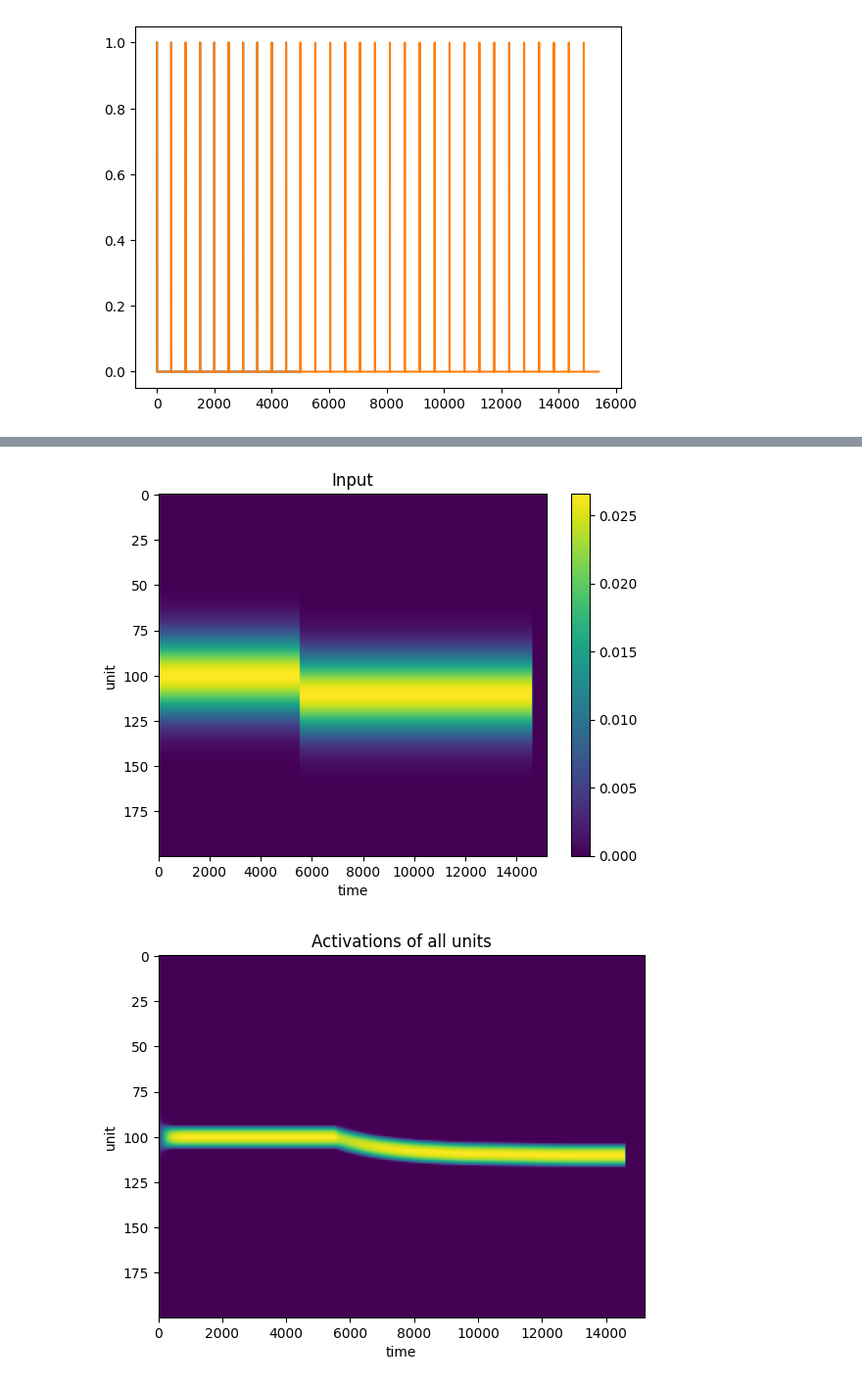
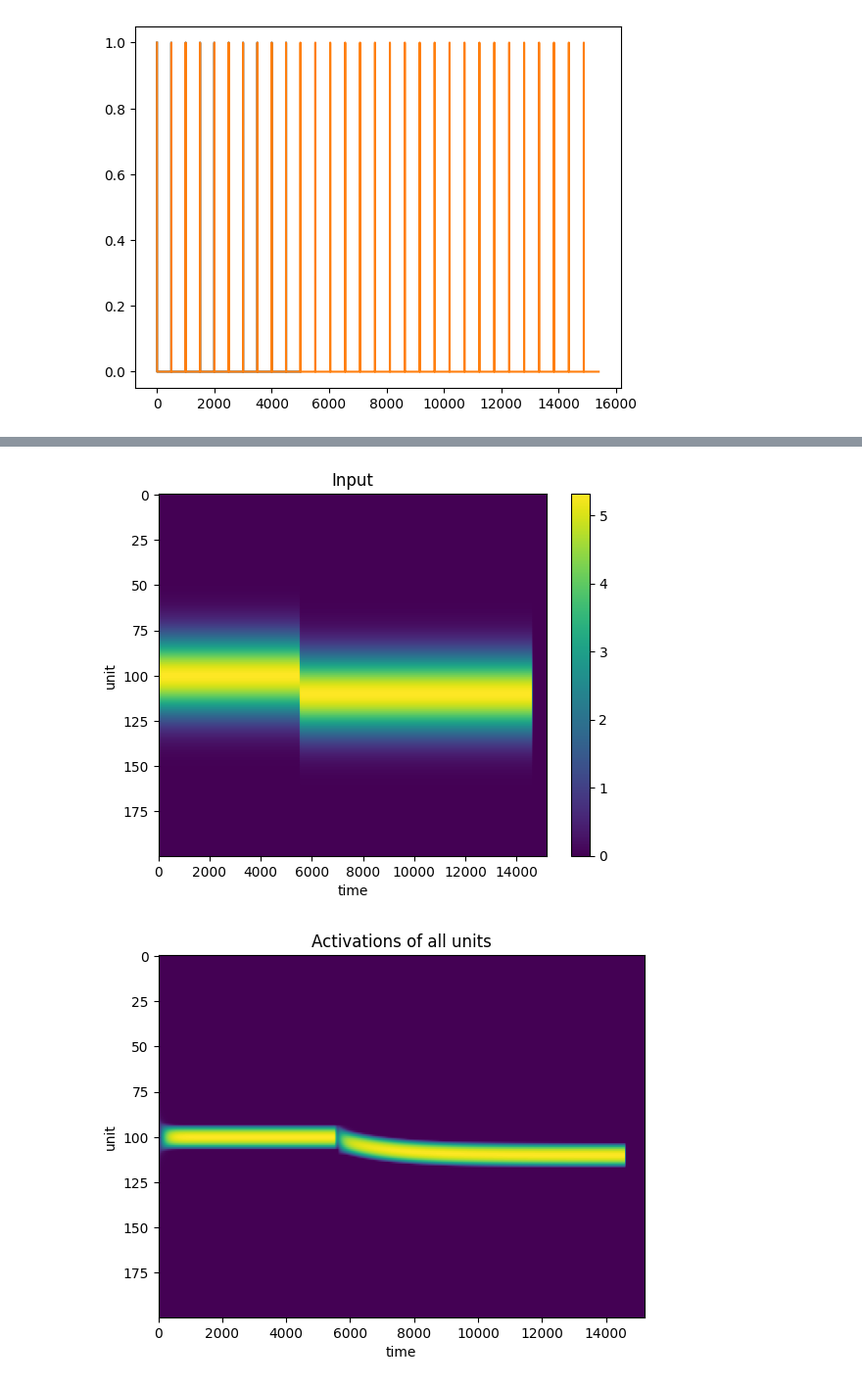
Before and after one commit to joncannon/Thesis, a Jupyter notebook: dynamic_bump_working.ipynb, the cells around one changed output, grey strips where cells are left out. Shown at 98% size. Saved outputs shown, nothing was run; the diff lists cells and outputs as text; code cells hidden in the pictures.

Commit message:
starting on attractor v2

```diff
--- a/dynamic_bump_working.ipynb
+++ b/dynamic_bump_working.ipynb
@@ -7,7 +7,7 @@ import scipy.stats as stats
 import random
 # %%
 class attractor:
-    def __init__(self, n_units, exc_spread=1, inp_scale=1, exc_scale = 1, inh_scale = 1, dop_scale = 1,tonic_inhib = 0, n_noise_scale = 0, t_noise_scale = 0):
+    def __init__(self, n_units, exc_spread=1, inp_scale=1, exc_scale = 1, inh_scale = 1,tonic_inhib = 0, n_noise_scale = 0, t_noise_scale = 0):
 
         #number of units in the line
         self.n_units = n_units
@@ -26,9 +26,6 @@ class attractor:
 
         #there is tonic inhibition that scales with the total amount of activity in the network, similar to the basal ganglia
         self.W_inh = np.ones((n_units,n_units)) * (-1 * inh_scale)
-
-        #the dopamine modulates the excitatory current, this is how strong the modulation is
-        self.dop_scale = dop_scale
 
         #how strong the tonic inhibition is, negativly modulated by dopamine
         self.tonic_inhib = tonic_inhib
@@ -91,9 +88,9 @@ class attractor:
         error = 0
         for i in range(0, n_steps-600):
             #now we need to set the new input to the bump attractor, I do not think we need to make it noisy, because there is already the Gaussin representing uncertainty but this can be changed easily
-            self.a_input[:,i] = stats.norm.pdf(unit_ids, isi - 400, 15)
+            self.a_input[:,i] = stats.norm.pdf(unit_ids, isi - 400, 15) * self.n_units
             #simulate the behavior of the bump attractor
-            activations[:,i+1] = activations[:,i] + dt * (1/tau)*(self.non_lin(np.matmul(self.W_input,self.a_input[:,i]) + np.matmul(self.W_exc,activations[:,i]) * dopamine[i] * self.dop_scale + np.matmul(self.W_inh,activations[:,i]) - (1-dopamine[i]) * self.tonic_inhib) - activations[:,i] + np.random.uniform(low=-1,high=1,size=self.n_units) * self.n_noise_scale)
+            activations[:,i+1] = activations[:,i] + dt * (1/tau)*(self.non_lin((np.matmul(self.W_input,self.a_input[:,i]) + np.matmul(self.W_exc,activations[:,i])) * dopamine[i] + np.matmul(self.W_inh,activations[:,i]) - (1-dopamine[i]) * self.tonic_inhib) - activations[:,i] + np.random.uniform(low=-1,high=1,size=self.n_units) * self.n_noise_scale)
 
             if i>0: #probably easiest to have the stimulus always start on a tap, don't want this to cause errors tho
                 if stimulus[i]==1:
@@ -187,9 +184,6 @@ class attractor:
         #plt.legend()
 
 
-
-
-
     def non_lin(self, vec):
 
         vec = np.tanh(vec)
@@ -238,5 +232,5 @@ plt.plot(thaut_fig3a)
 [<matplotlib.lines.Line2D at 0x...>]
 [figure]
 # %%
-stable = attractor(n_units = 200, exc_spread = 15, inp_scale = 18, exc_scale = 0.03, inh_scale = 1.2, dop_scale = 8, tonic_inhib=8, n_noise_scale= 0.00)
+stable = attractor(n_units = 200, exc_spread = 15, inp_scale = 0.12, exc_scale = 0.24, inh_scale = 1.2, tonic_inhib=0.04, n_noise_scale= 0.00)
 # %% [output]
@@ -245,7 +239,8 @@ stable = attractor(n_units = 200, exc_spread = 15, inp_scale = 18, exc_scale = 0
 # %%
 dopamine4a = np.ones(25000)
+dopamine4a[5510:5610]=0.9
 stable.run(stimulus = thaut_fig4a, dopamine = dopamine4a)
 # %% [output]
-[figure, old version]
+[figure, new version]
-[figure, old version]
+[figure, new version]
 [figure]
```
Also changed, not shown: parts of 4 cells of this notebook, 1 other file.
